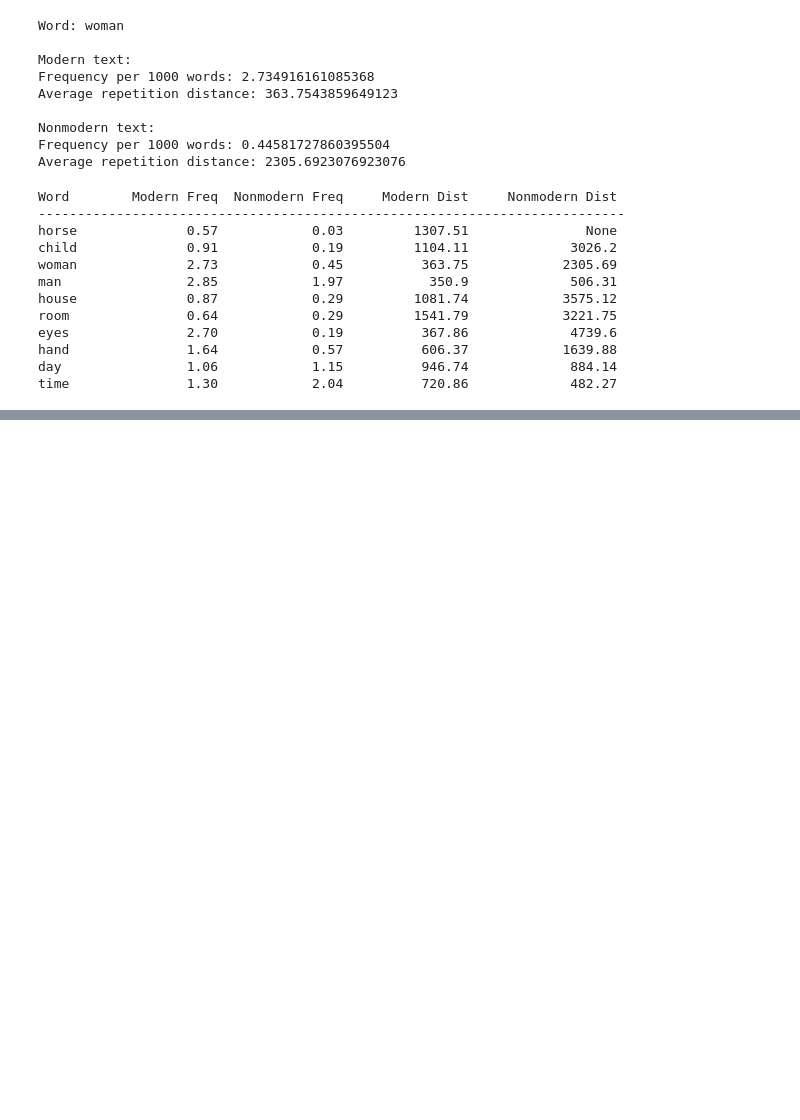
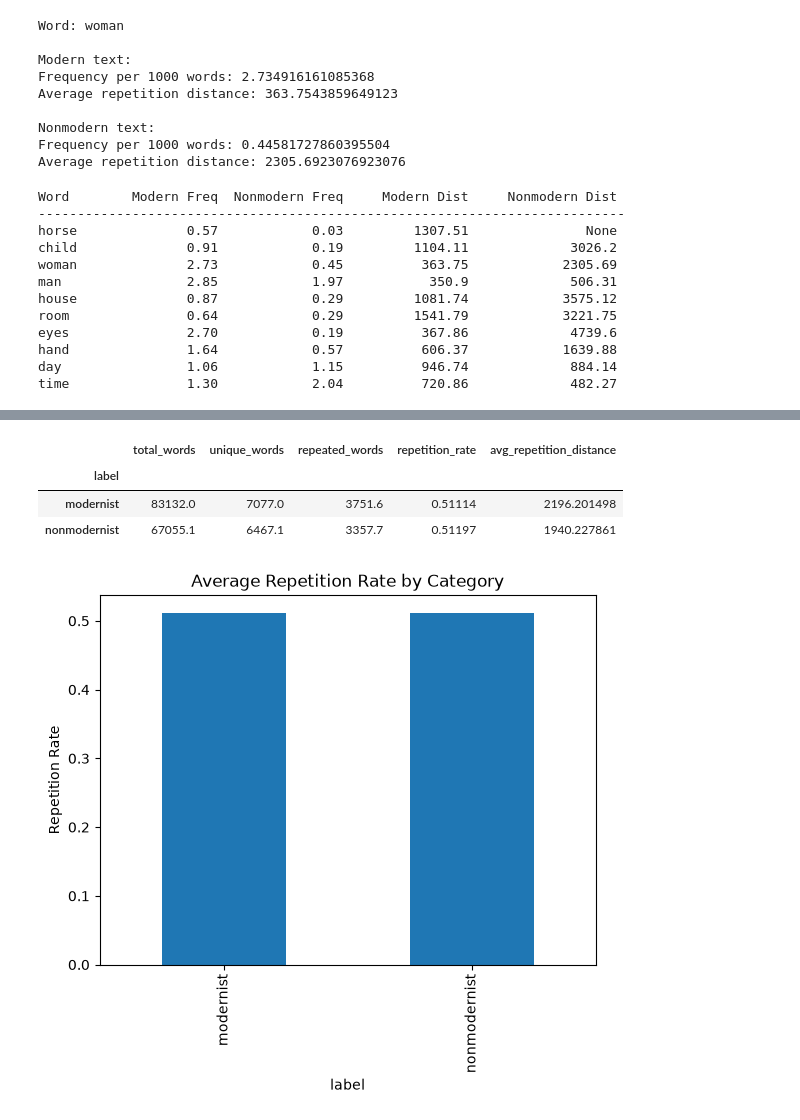
Before and after one commit to CiciXie-haotong/Modernism-Classifier, a Jupyter notebook: repetition_analysis.ipynb.ipynb, the cells around one changed output, grey strips where cells are left out. Drawn from its saved outputs; the diff is of its cells as text; code cells hidden in the pictures; blank space fills up the shorter version.

```diff
--- a/repetition_analysis.ipynb.ipynb
+++ b/repetition_analysis.ipynb.ipynb
@@ -611,0 +624,5 @@ time               1.30            2.04          720.86             482.27
+# %%
+modern_files_sample = modern_files[:10]
+nonmodern_files_sample = nonmodern_files[:10]
+
+modern_files_sample, nonmodern_files_sample
@@ -611,0 +650,14 @@ time               1.30            2.04          720.86             482.27
+# %%
+from nltk.tokenize import word_tokenize
+
+def read_and_tokenize(file_path):
+    text = file_path.read_text(encoding="utf-8", errors="ignore")
+
+    start = text.find("CHAPTER I")
+    if start != -1:
+        text = text[start:]
+
+    tokens = word_tokenize(text)
+    words = [word.lower() for word in tokens if word.isalpha()]
+
+    return words
@@ -611,0 +719,35 @@ time               1.30            2.04          720.86             482.27
+# %%
+import pandas as pd
+
+rows = []
+
+for file in modern_files_sample:
+    rows.append(text_repetition_features(file, "modernist"))
+
+for file in nonmodern_files_sample:
+    rows.append(text_repetition_features(file, "nonmodernist"))
+
+df = pd.DataFrame(rows)
+# %%
+df.groupby("label")[[
+    "total_words",
+    "unique_words",
+    "repeated_words",
+    "repetition_rate",
+    "avg_repetition_distance"
+]].mean()
+# %% [output]
+|  | total_words | unique_words | repeated_words | repetition_rate | avg_repetition_distance |
+| label |  |  |  |  |  |
+| modernist | 83132.0 | 7077.0 | 3751.6 | 0.51114 | 2196.201498 |
+| nonmodernist | 67055.1 | 6467.1 | 3357.7 | 0.51197 | 1940.227861 |
+# %%
+import matplotlib.pyplot as plt
+
+df.groupby("label")["repetition_rate"].mean().plot(kind="bar")
+
+plt.title("Average Repetition Rate by Category")
+plt.ylabel("Repetition Rate")
+plt.show()
+# %% [output]
+[figure, added]
```
Also changed, not shown: parts of 4 cells of this notebook.
